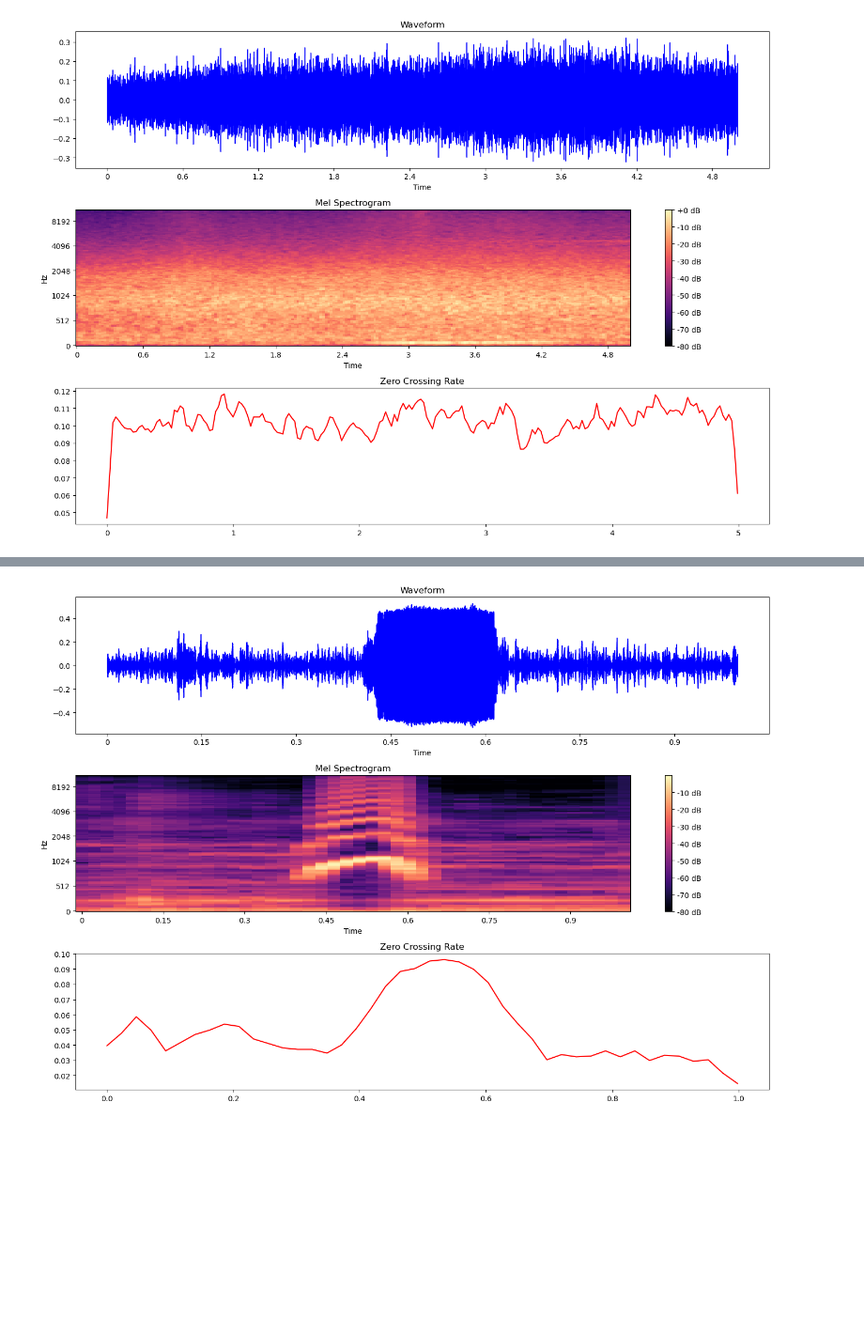
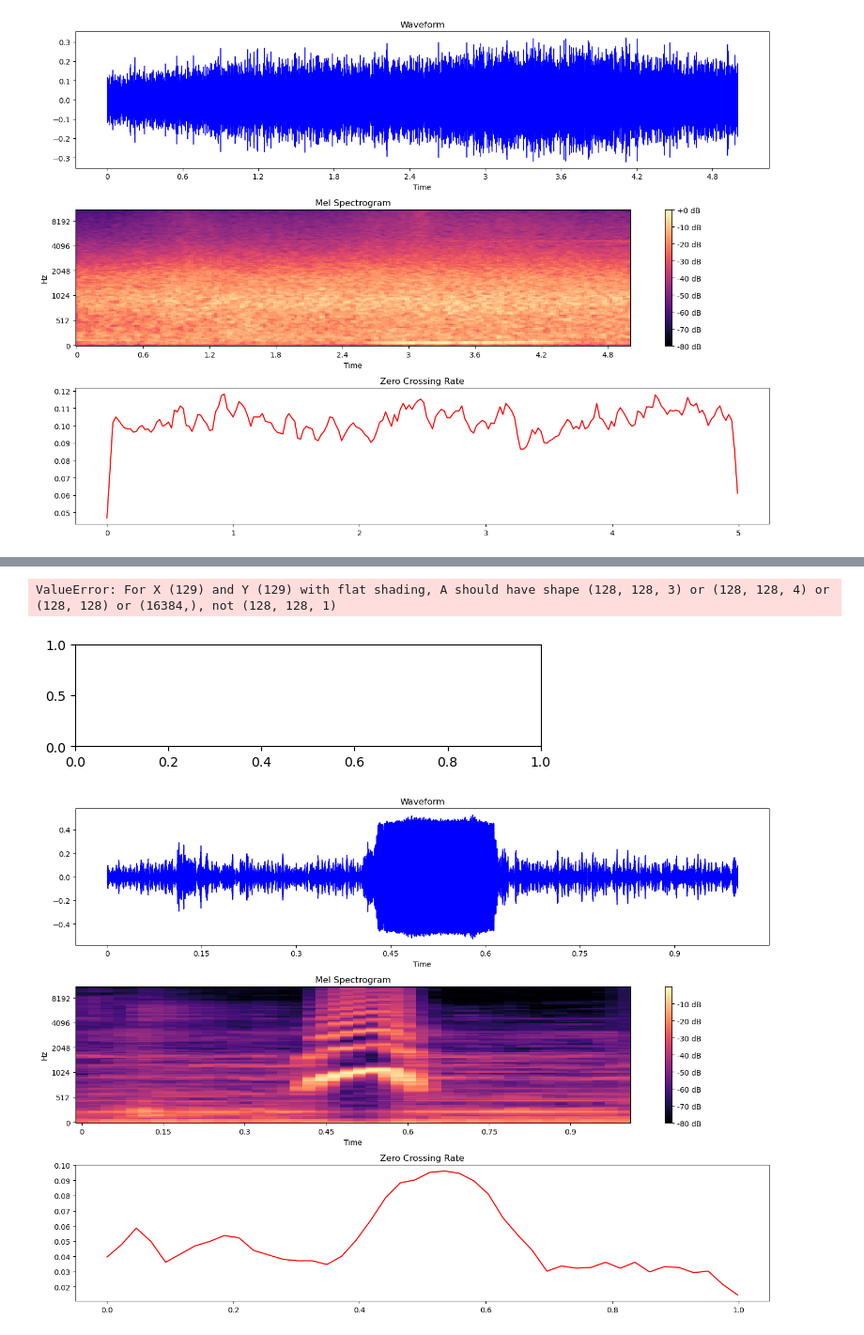
Before and after one commit to PetraWLeka/Machine-Learning, a Jupyter notebook: pengenal_teriak _xexe.ipynb, the cells around one changed output, grey strips where cells are left out. Shown at 94% size. Cells and saved outputs as stored; diff of their text form; code cells hidden in the pictures; blank space fills up the shorter version.

```diff
--- a/pengenal_teriak _xexe.ipynb
+++ b/pengenal_teriak _xexe.ipynb
@@ -71,6 +132,16 @@ x , sr = librosa.load(file_path)
 ipd.Audio(file_path)
 # %% [output]
 [interactive output not drawn]
+# %%
+# Plot ZCR spectrogram
+zcr_data = np.load('zcr_data.npy')
+plt.subplot(3, 1, 3)
+librosa.display.specshow(zcr_data[0], sr=sr, x_axis='time', y_axis='linear')
+plt.colorbar(format='%+2.0f')
+plt.title('Zero Crossing Rate Spectrogram')
+# %% [output]
+ValueError: For X (129) and Y (129) with flat shading, A should have shape (128, 128, 3) or (128, 128, 4) or (128, 128) or (16384,), not (128, 128, 1)
+[figure, added]
 # %%
 
 
```
Also changed, not shown: parts of 4 cells of this notebook.
